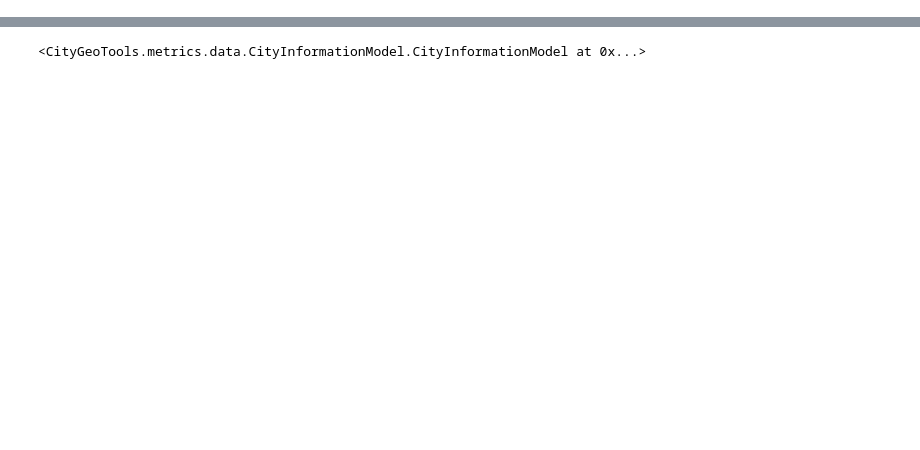
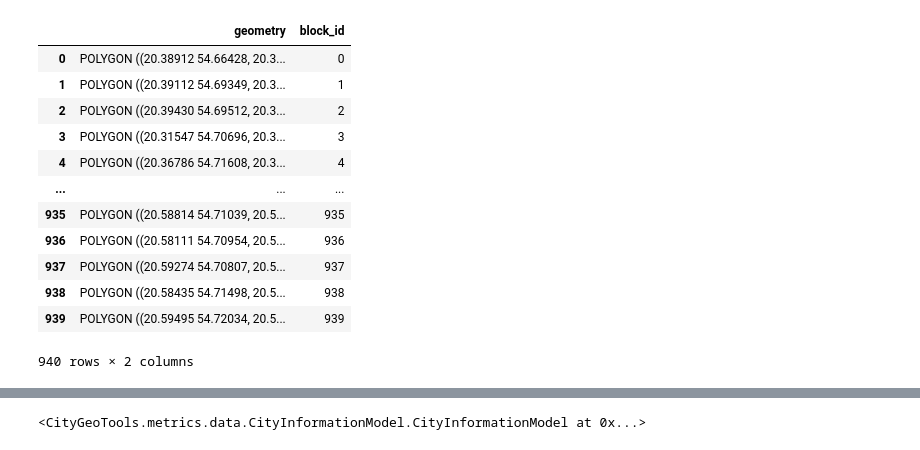
Before and after one commit to alexkat20/Urban_data_analysis, a Jupyter notebook: Buildings_formatting.ipynb, the cells around one changed output, grey strips where cells are left out. Drawn from its saved outputs; the diff is of its cells as text; code cells hidden in the pictures; blank space fills up the shorter version.

```diff
--- a/Buildings_formatting.ipynb
+++ b/Buildings_formatting.ipynb
@@ -0,0 +25,17 @@
+# %%
+blocks["block_id"] = range(len(blocks))
+blocks
+# %% [output]
+|  | geometry | block_id |
+| 0 | POLYGON ((20.38912 54.66428, 20.3... | 0 |
+| 1 | POLYGON ((20.39112 54.69349, 20.3... | 1 |
+| 2 | POLYGON ((20.39430 54.69512, 20.3... | 2 |
+| 3 | POLYGON ((20.31547 54.70696, 20.3... | 3 |
+| 4 | POLYGON ((20.36786 54.71608, 20.3... | 4 |
+| ... | ... | ... |
+| 935 | POLYGON ((20.58814 54.71039, 20.5... | 935 |
+| 936 | POLYGON ((20.58111 54.70954, 20.5... | 936 |
+| 937 | POLYGON ((20.59274 54.70807, 20.5... | 937 |
+| 938 | POLYGON ((20.58435 54.71498, 20.5... | 938 |
+| 939 | POLYGON ((20.59495 54.72034, 20.5... | 939 |
+940 rows × 2 columns
```
Also changed, not shown: parts of 15 cells of this notebook, 7 other files.
